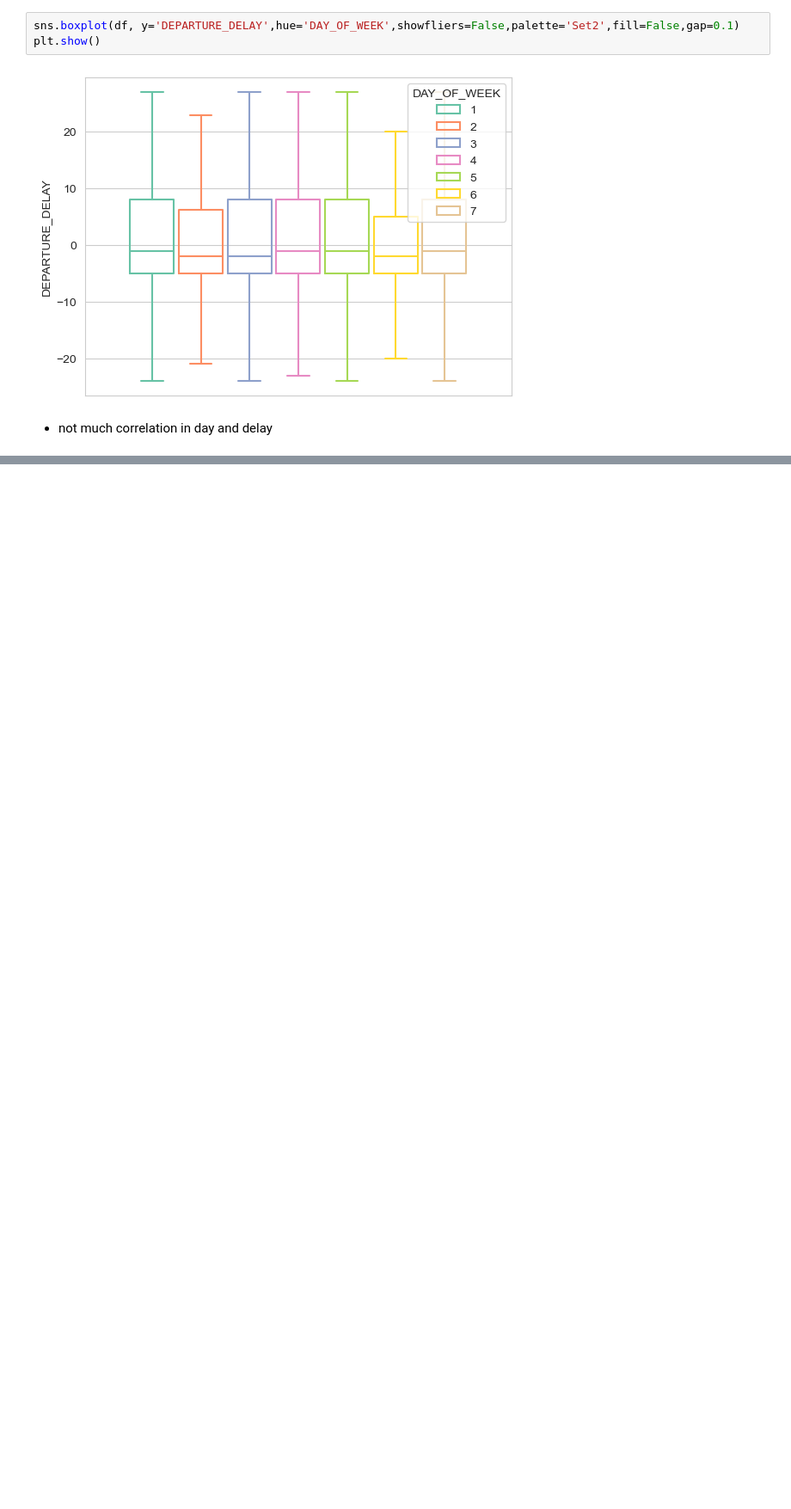
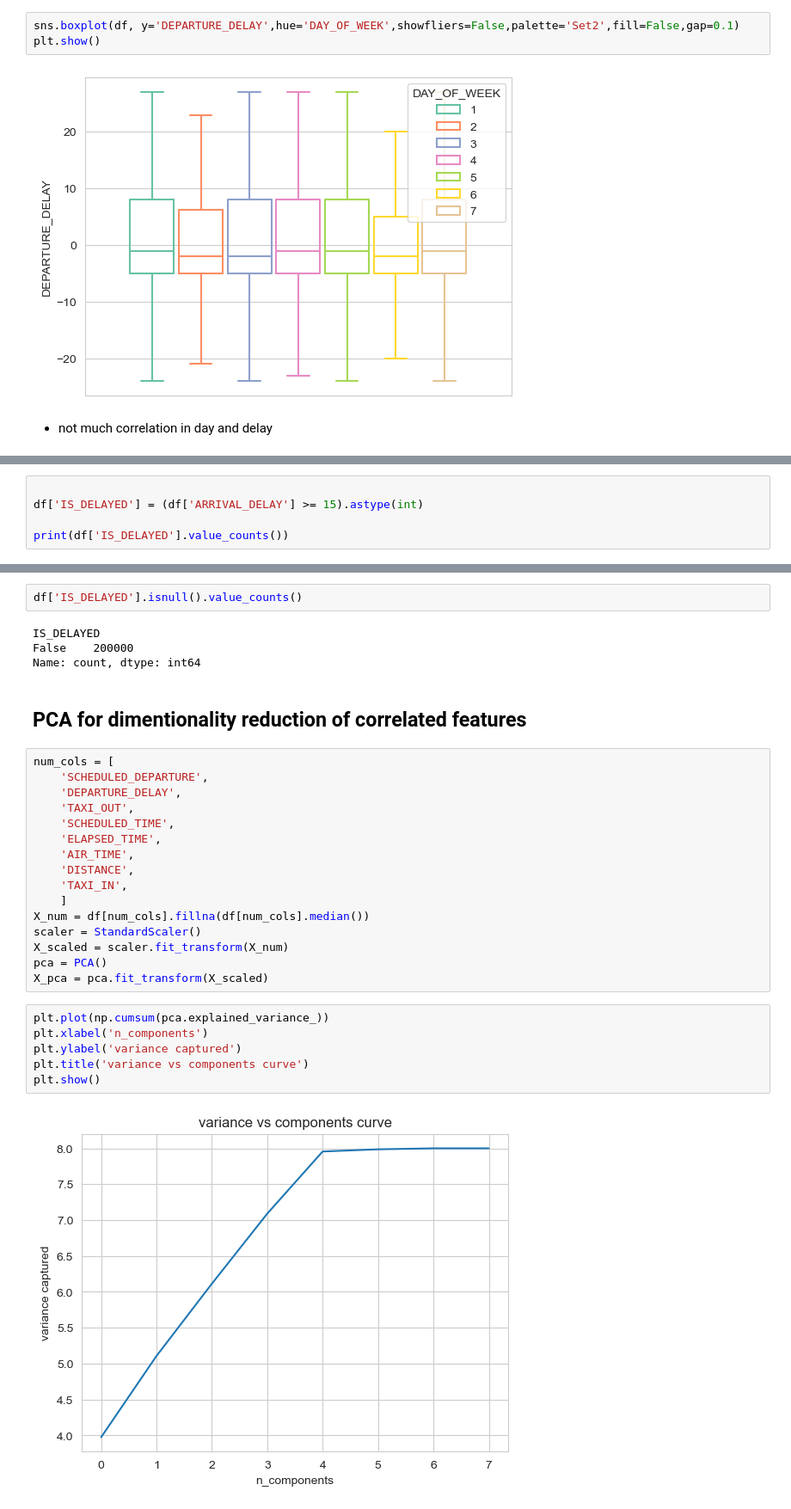
Before and after one commit to noobcoder909/task4, a Jupyter notebook: task4.ipynb, the cells around one changed output, grey strips where cells are left out. Shown at 86% size. Cells and saved outputs as stored; diff of their text form; blank space fills up the shorter version.

```diff
--- a/task4.ipynb
+++ b/task4.ipynb
@@ -178,0 +182,5 @@ plt.show()
+# %%
+
+df['IS_DELAYED'] = (df['ARRIVAL_DELAY'] >= 15).astype(int)
+
+print(df['IS_DELAYED'].value_counts())
@@ -178,0 +192,32 @@ plt.show()
+# %%
+df['IS_DELAYED'].isnull().value_counts()
+# %% [output]
+IS_DELAYED
+False    200000
+Name: count, dtype: int64
+# %% [markdown]
+## PCA for dimentionality reduction of correlated features
+# %%
+num_cols = [
+    'SCHEDULED_DEPARTURE',
+    'DEPARTURE_DELAY',
+    'TAXI_OUT',
+    'SCHEDULED_TIME',
+    'ELAPSED_TIME',
+    'AIR_TIME',
+    'DISTANCE',
+    'TAXI_IN',
+    ]
+X_num = df[num_cols].fillna(df[num_cols].median())
+scaler = StandardScaler()
+X_scaled = scaler.fit_transform(X_num)
+pca = PCA()
+X_pca = pca.fit_transform(X_scaled)
+# %%
+plt.plot(np.cumsum(pca.explained_variance_))
+plt.xlabel('n_components')
+plt.ylabel('variance captured')
+plt.title('variance vs components curve')
+plt.show()
+# %% [output]
+[figure, added]
```
Also changed, not shown: parts of 17 cells of this notebook.
